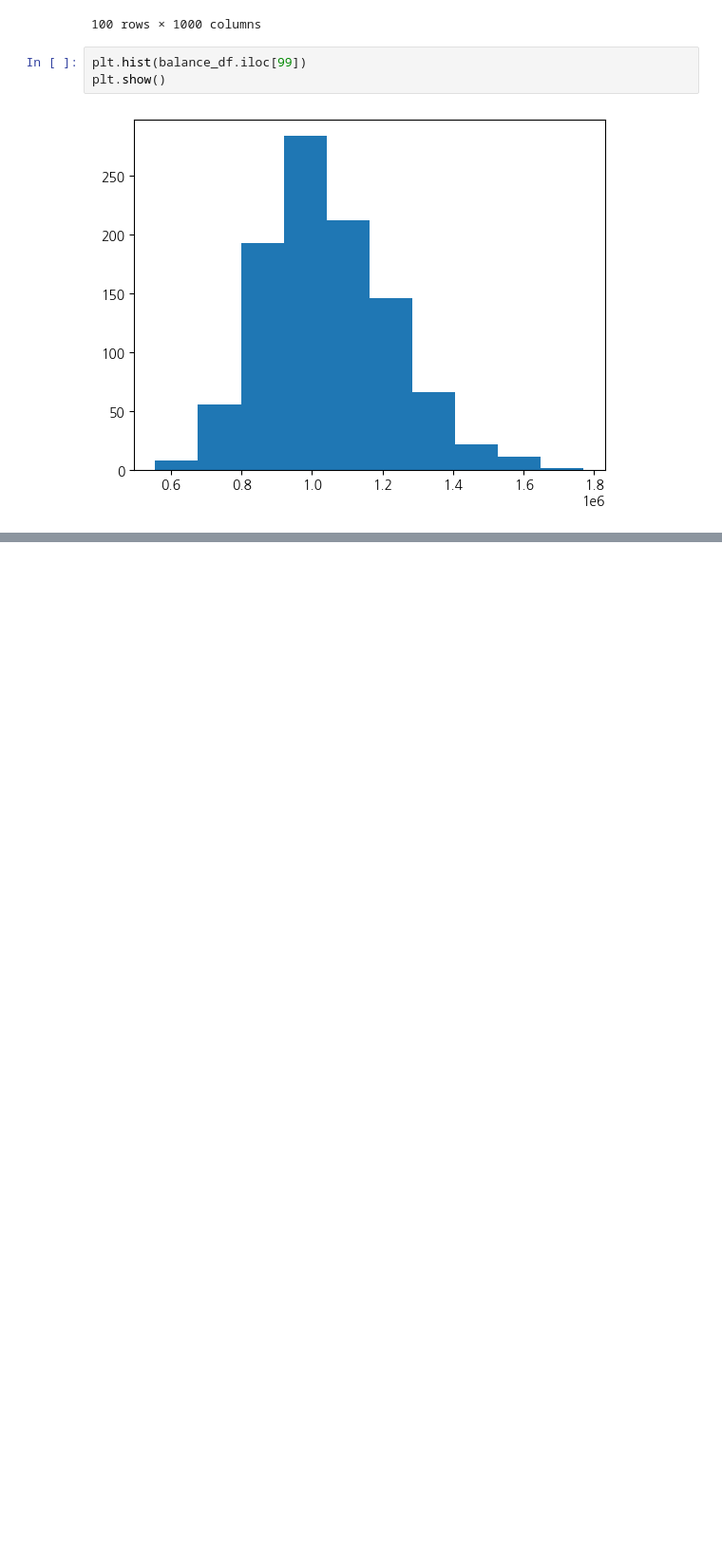
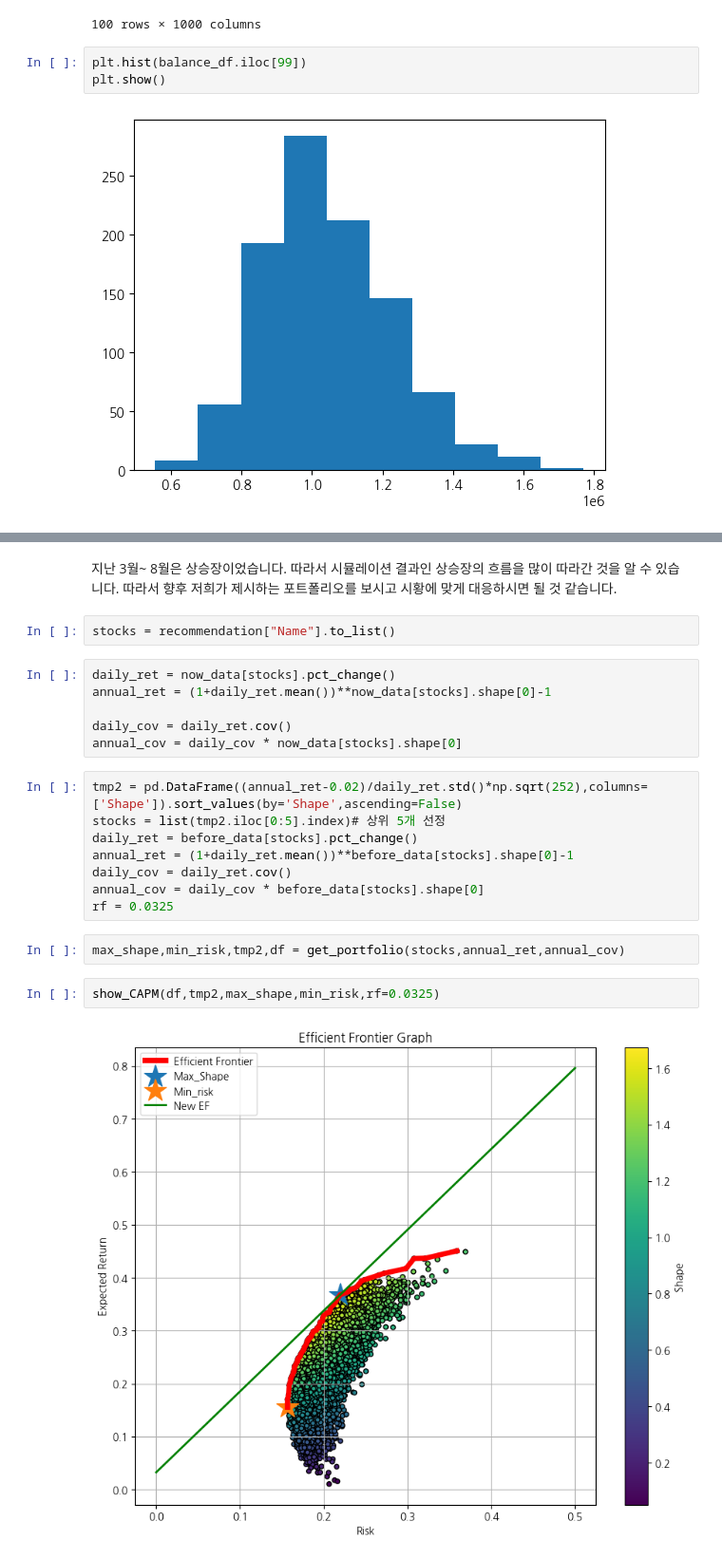
Before and after one commit to DanDanHeeWorld/to_upward, a Jupyter notebook: 포트폴리오구성+monte2.ipynb, the cells around one changed output, grey strips where cells are left out. Shown at 95% size. Cells and saved outputs as stored; diff of their text form; blank space fills up the shorter version.

Commit message:
0909 3월 시뮬레이션 업데이트한 부분

```diff
--- a/포트폴리오구성+monte2.ipynb
+++ b/포트폴리오구성+monte2.ipynb
@@ -303,0 +582,25 @@ pd.DataFrame(balance_df.iloc[99].quantile([0.5,0.9]).to_numpy(),columns=['포트
+# %% [markdown]
+지난 3월~ 8월은 상승장이었습니다. 따라서 시뮬레이션 결과인 상승장의 흐름을 많이 따라간 것을 알 수 있습니다.
+따라서 향후 저희가 제시하는 포트폴리오를 보시고 시황에 맞게 대응하시면 될 것 같습니다.
+# %%
+stocks = recommendation["Name"].to_list()
+# %%
+daily_ret = now_data[stocks].pct_change()
+annual_ret = (1+daily_ret.mean())**now_data[stocks].shape[0]-1
+
+daily_cov = daily_ret.cov()
+annual_cov = daily_cov * now_data[stocks].shape[0]
+# %%
+tmp2 = pd.DataFrame((annual_ret-0.02)/daily_ret.std()*np.sqrt(252),columns= ['Shape']).sort_values(by='Shape',ascending=False)
+stocks = list(tmp2.iloc[0:5].index)# 상위 5개 선정
+daily_ret = before_data[stocks].pct_change()
+annual_ret = (1+daily_ret.mean())**before_data[stocks].shape[0]-1
+daily_cov = daily_ret.cov()
+annual_cov = daily_cov * before_data[stocks].shape[0]
+rf = 0.0325
+# %%
+max_shape,min_risk,tmp2,df = get_portfolio(stocks,annual_ret,annual_cov)
+# %%
+show_CAPM(df,tmp2,max_shape,min_risk,rf=0.0325)
+# %% [output]
+[figure, added]
```
Also changed, not shown: parts of 32 cells of this notebook.
